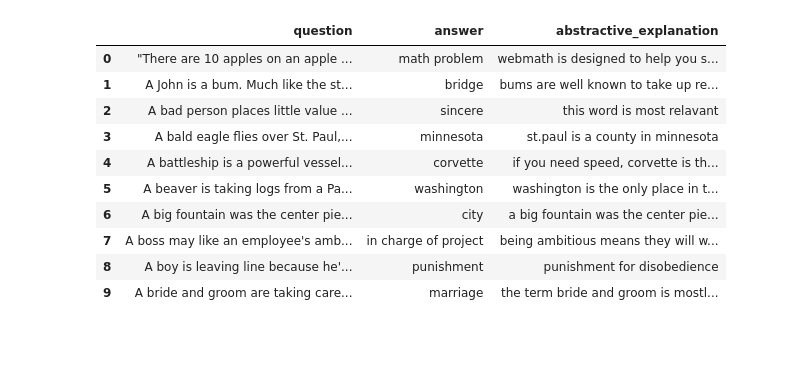
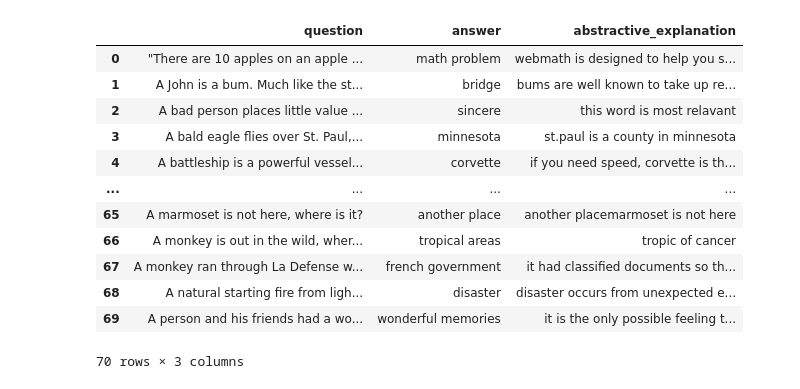
Before and after one commit to ManasaDevadas/MSProject, a Jupyter notebook: LLMConfidence.ipynb, the cells around one changed output. Drawn from its saved outputs; the diff is of its cells as text; code cells hidden in the pictures; blank space fills up the shorter version.

```diff
--- a/LLMConfidence.ipynb
+++ b/LLMConfidence.ipynb
@@ -20,17 +53,19 @@ print(CoSEdataset["train"].features)
 # %%
 #Lets convert to a samll df
 
-df = pd.DataFrame(CoSEdataset['train'][:10])
-df[['question', 'answer', 'abstractive_explanation']]
+df_cose = pd.DataFrame(CoSEdataset['train'][:70])
+df_cose[['question', 'answer', 'abstractive_explanation']]
 # %% [output]
 |  | question | answer | abstractive_explanation |
 | 0 | "There are 10 apples on an apple ... | math problem | webmath is designed to help you s... |
 | 1 | A John is a bum. Much like the st... | bridge | bums are well known to take up re... |
 | 2 | A bad person places little value ... | sincere | this word is most relavant |
 | 3 | A bald eagle flies over St. Paul,... | minnesota | st.paul is a county in minnesota |
 | 4 | A battleship is a powerful vessel... | corvette | if you need speed, corvette is th... |
-| 5 | A beaver is taking logs from a Pa... | washington | washington is the only place in t... |
-| 6 | A big fountain was the center pie... | city | a big fountain was the center pie... |
-| 7 | A boss may like an employee's amb... | in charge of project | being ambitious means they will w... |
-| 8 | A boy is leaving line because he'... | punishment | punishment for disobedience |
-| 9 | A bride and groom are taking care... | marriage | the term bride and groom is mostl... |
+| ... | ... | ... | ... |
+| 65 | A marmoset is not here, where is it? | another place | another placemarmoset is not here |
+| 66 | A monkey is out in the wild, wher... | tropical areas | tropic of cancer |
+| 67 | A monkey ran through La Defense w... | french government | it had classified documents so th... |
+| 68 | A natural starting fire from ligh... | disaster | disaster occurs from unexpected e... |
+| 69 | A person and his friends had a wo... | wonderful memories | it is the only possible feeling t... |
+70 rows × 3 columns
```
Also changed, not shown: parts of 39 cells of this notebook.
